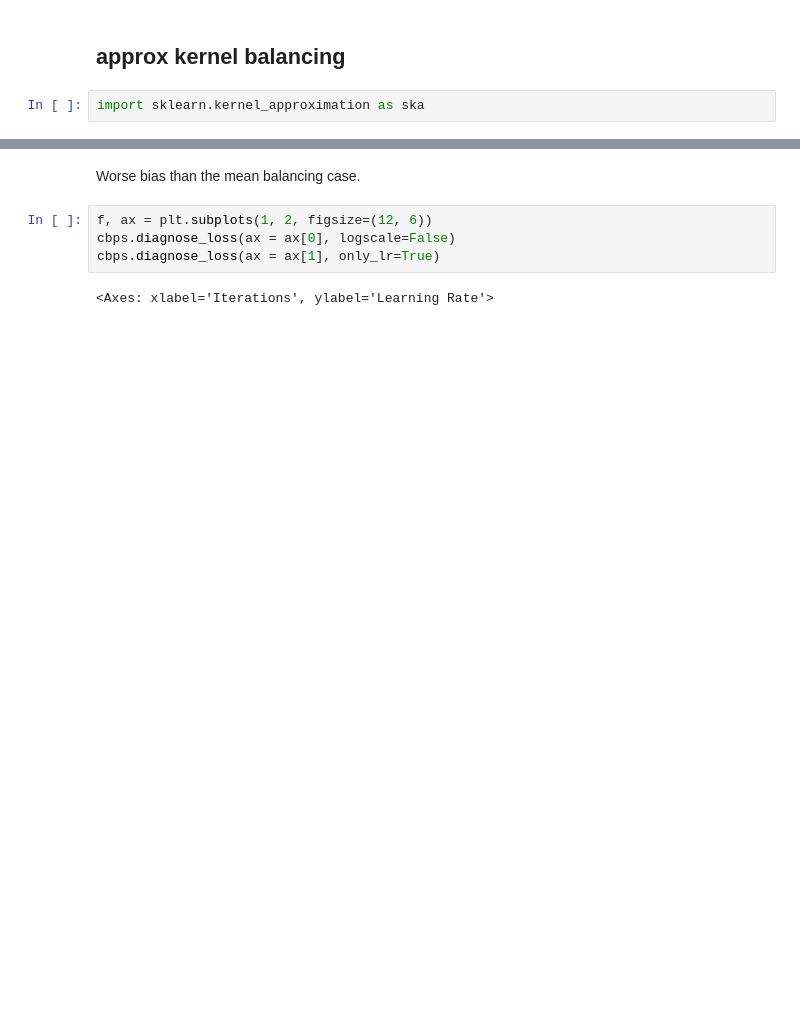
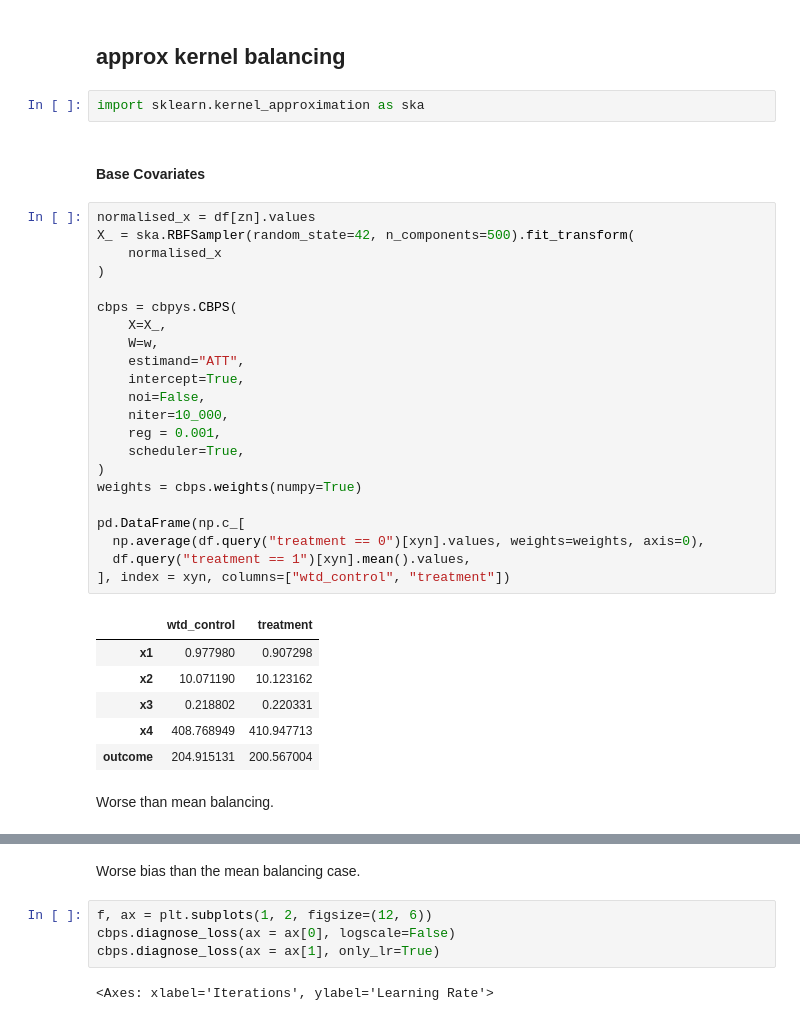
Before and after one commit to apoorvalal/cbpys, a Jupyter notebook: examples/ks.ipynb, the cells around one changed output, grey strips where cells are left out. Drawn from its saved outputs; the diff is of its cells as text; blank space fills up the shorter version.

```diff
--- a/examples/ks.ipynb
+++ b/examples/ks.ipynb
@@ -73,6 +111,39 @@ Way lower bias.
 ## approx kernel balancing
 # %%
 import sklearn.kernel_approximation as ska
+# %% [markdown]
+#### Base Covariates
+# %%
+normalised_x = df[zn].values
+X_ = ska.RBFSampler(random_state=42, n_components=500).fit_transform(
+    normalised_x
+)
+
+cbps = cbpys.CBPS(
+    X=X_,
+    W=w,
+    estimand="ATT",
+    intercept=True,
+    noi=False,
+    niter=10_000,
+    reg = 0.001,
+    scheduler=True,
+)
+weights = cbps.weights(numpy=True)
+
+pd.DataFrame(np.c_[
+  np.average(df.query("treatment == 0")[xyn].values, weights=weights, axis=0),
+  df.query("treatment == 1")[xyn].mean().values,
+], index = xyn, columns=["wtd_control", "treatment"])
+# %% [output]
+|  | wtd_control | treatment |
+| x1 | 0.977980 | 0.907298 |
+| x2 | 10.071190 | 10.123162 |
+| x3 | 0.218802 | 0.220331 |
+| x4 | 408.768949 | 410.947713 |
+| outcome | 204.915131 | 200.567004 |
+# %% [markdown]
+Worse than mean balancing.
 # %%
 normalised_x = (df[xn].values - df[xn].values.mean(axis=0)) / df[xn].values.std(axis=0)
 
```
Also changed, not shown: parts of 13 cells of this notebook.
